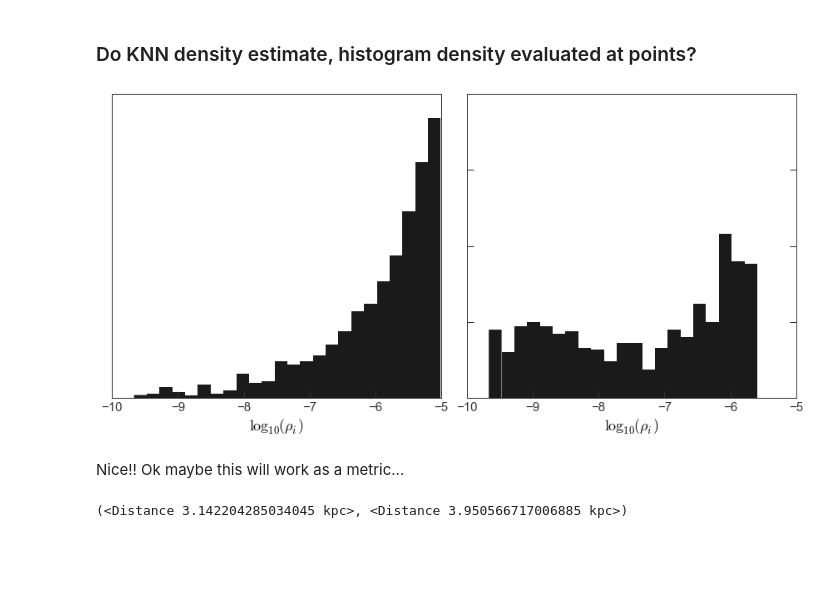
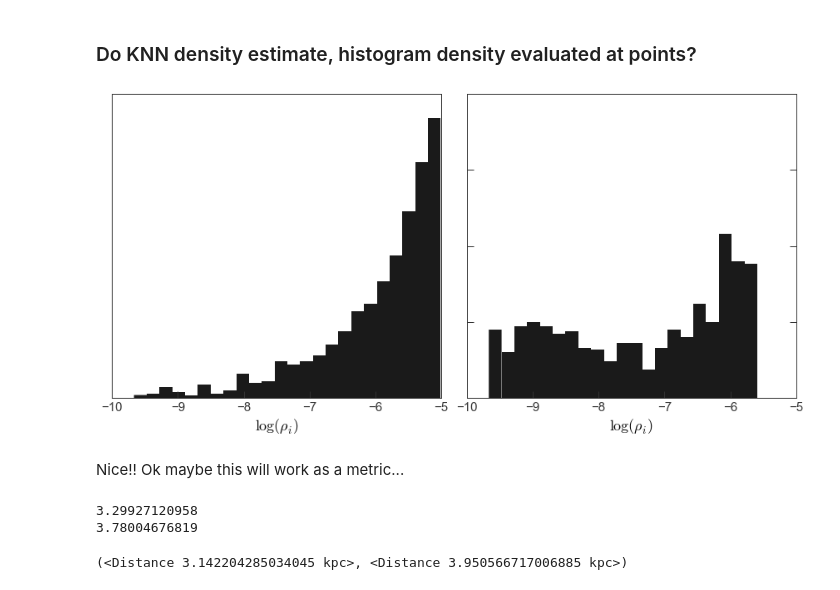
Before and after one commit to adrn/StreamMorphology, a Jupyter notebook: notebooks/Balls of particles.ipynb, the cells around one changed output. Cells and saved outputs as stored; diff of their text form; code cells hidden in the pictures; blank space fills up the shorter version.

Commit message:
try entropy

```diff
--- a/notebooks/Balls of particles.ipynb
+++ b/notebooks/Balls of particles.ipynb
@@ -199,19 +199,19 @@ fast_dens = kde.score_samples(rotated_fast)
 # %%
 fig,axes = plt.subplots(1,2,sharex=True,sharey=True,figsize=(12,6))
 
 bins = np.linspace(min(slow_dens.min(), fast_dens.min()),
                    max(slow_dens.max(), fast_dens.max()),
                    25)
 
 n,bins,pa = axes[0].hist(slow_dens, bins=bins)
 n,bins,pa = axes[1].hist(fast_dens, bins=bins)
 
 axes[0].yaxis.set_visible(False)
-axes[0].set_xlabel(r"$\log_{10}(\rho_i)$")
-axes[1].set_xlabel(r"$\log_{10}(\rho_i)$")
+axes[0].set_xlabel(r"$\log(\rho_i)$")
+axes[1].set_xlabel(r"$\log(\rho_i)$")
 
 fig.tight_layout()
 # %% [output]
-[figure, old version]
+[figure, new version]
 # %% [markdown]
 Nice!! Ok maybe this will work as a metric...
@@ -218,3 +220,12 @@ Nice!! Ok maybe this will work as a metric...
+# %%
+H,ed = np.histogram(slow_dens, bins=50)
+print(entropy(H))
+
+H,ed = np.histogram(fast_dens, bins=50)
+print(entropy(H))
+# %% [output]
+3.29927120958
+3.78004676819
 # %%
 sph_slow = coord.CartesianRepresentation(rotated_slow.T*u.kpc).represent_as(coord.SphericalRepresentation)
 sph_cen_slow = coord.CartesianRepresentation(slow_cen.T*u.kpc).represent_as(coord.SphericalRepresentation)
```
Also changed, not shown: parts of 1 cell of this notebook.
